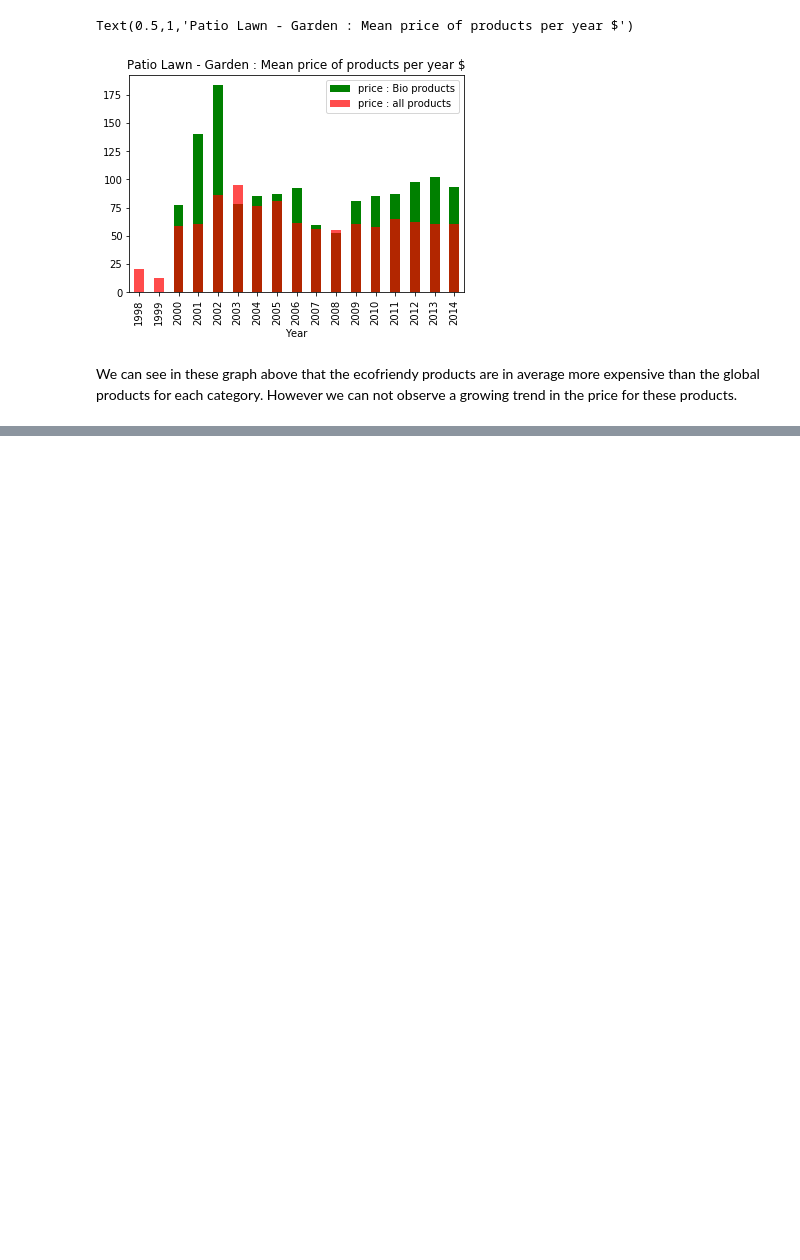
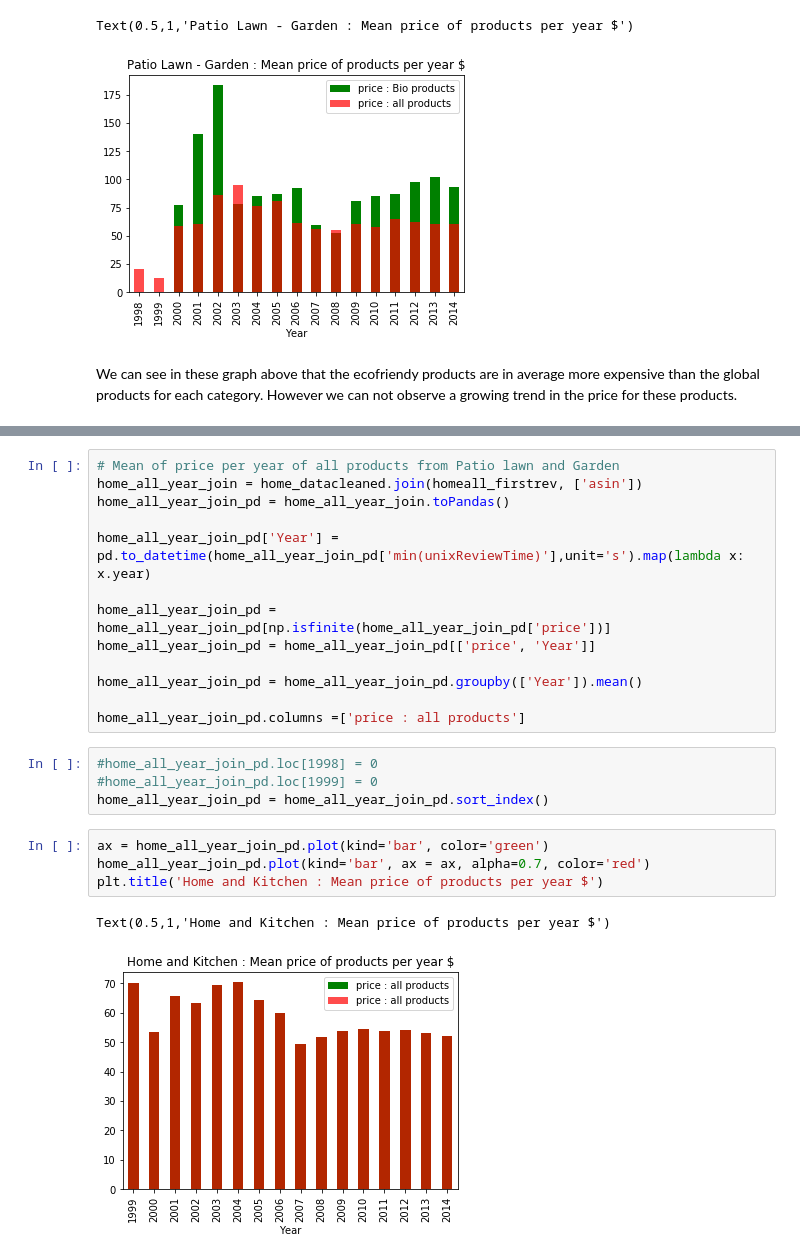
Before and after one commit to MaxencePPierre/ada-project, a Jupyter notebook: project_general.ipynb, the cells around one changed output, grey strips where cells are left out. Cells and saved outputs as stored; diff of their text form; blank space fills up the shorter version.

```diff
--- a/project_general.ipynb
+++ b/project_general.ipynb
@@ -670,0 +757,24 @@ We can see in these graph above that the ecofriendy products are in average more
+# %%
+# Mean of price per year of all products from Patio lawn and Garden
+home_all_year_join = home_datacleaned.join(homeall_firstrev, ['asin'])
+home_all_year_join_pd = home_all_year_join.toPandas()
+
+home_all_year_join_pd['Year'] = pd.to_datetime(home_all_year_join_pd['min(unixReviewTime)'],unit='s').map(lambda x: x.year)
+
+home_all_year_join_pd = home_all_year_join_pd[np.isfinite(home_all_year_join_pd['price'])]
+home_all_year_join_pd = home_all_year_join_pd[['price', 'Year']]
+
+home_all_year_join_pd = home_all_year_join_pd.groupby(['Year']).mean()
+
+home_all_year_join_pd.columns =['price : all products']
+# %%
+#home_all_year_join_pd.loc[1998] = 0
+#home_all_year_join_pd.loc[1999] = 0
+home_all_year_join_pd = home_all_year_join_pd.sort_index()
+# %%
+ax = home_all_year_join_pd.plot(kind='bar', color='green')
+home_all_year_join_pd.plot(kind='bar', ax = ax, alpha=0.7, color='red')
+plt.title('Home and Kitchen : Mean price of products per year $')
+# %% [output]
+Text(0.5,1,'Home and Kitchen : Mean price of products per year $')
+[figure, added]
```
Also changed, not shown: parts of 18 cells of this notebook, 2 other files.
